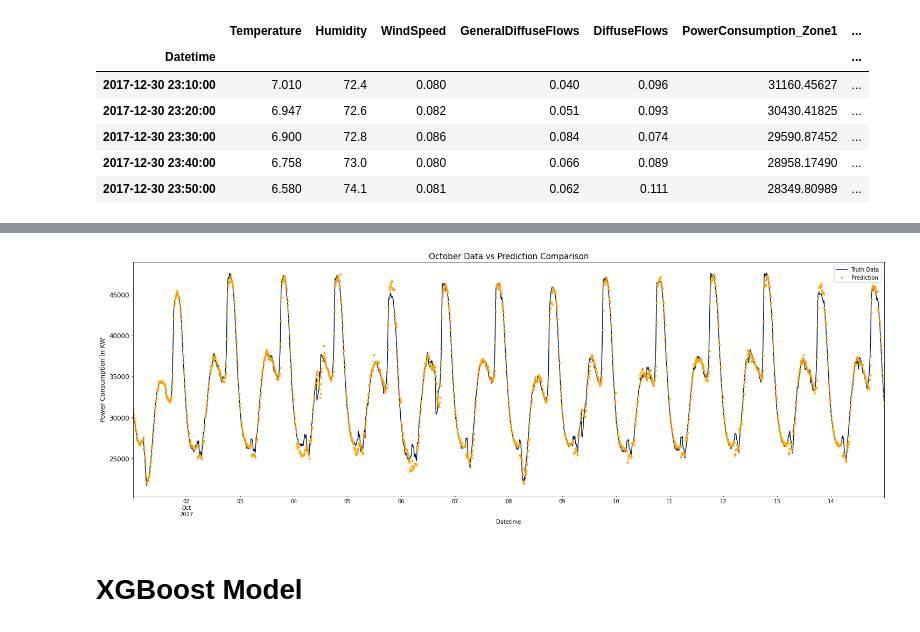
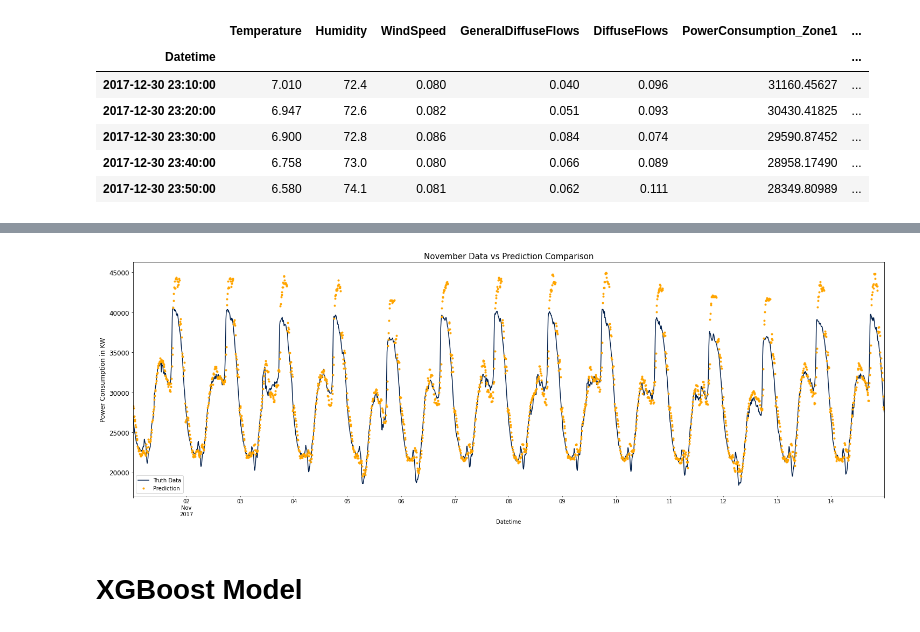
Before and after one commit to thedeveloper2104/NASH_2023_bro_code, a Jupyter notebook: NASH_Bro_Code_Energy_Streamliner.ipynb, the cells around one changed output, grey strips where cells are left out. Drawn from its saved outputs; the diff is of its cells as text; code cells hidden in the pictures.

```diff
--- a/NASH_Bro_Code_Energy_Streamliner.ipynb
+++ b/NASH_Bro_Code_Energy_Streamliner.ipynb
@@ -336,19 +345,19 @@ plt.show()
 # %%
-##Printing October predictions on chart to visually assess accuracy
-ax_rf = df_rf.loc[(df_rf.index > '10-01-2017') & (df_rf.index < '10-15-2017')]['PowerConsumption_Zone1'] \
-    .plot(figsize=(25, 8), title='October Data vs Prediction Comparison', color = "#011f4b")
-df_rf.loc[(df_rf.index > '10-01-2017') & (df_rf.index < '10-15-2017')]['prediction_for_zone_1'] \
+##Printing November predictions on chart to visually assess accuracy
+ax_rf = df_rf.loc[(df_rf.index > '11-01-2017') & (df_rf.index < '11-15-2017')]['PowerConsumption_Zone1'] \
+    .plot(figsize=(25, 8), title='November Data vs Prediction Comparison', color = "#011f4b")
+df_rf.loc[(df_rf.index > '11-01-2017') & (df_rf.index < '11-15-2017')]['prediction_for_zone_1'] \
     .plot(style='.', color = "orange")
 
-plt.title('October Data vs Prediction Comparison', fontsize=15)
+plt.title('November Data vs Prediction Comparison', fontsize=15)
 plt.xticks(fontsize=12)
 plt.yticks(fontsize=12)
 plt.ylabel('Power Consumption in KW', fontsize=12)
 plt.legend(['Truth Data','Prediction'])
 
 plt.show()
 # %% [output]
-[figure, old version]
+[figure, new version]
 # %% [markdown]
 # XGBoost Model
 # %%
```
Also changed, not shown: parts of 14 cells of this notebook.
